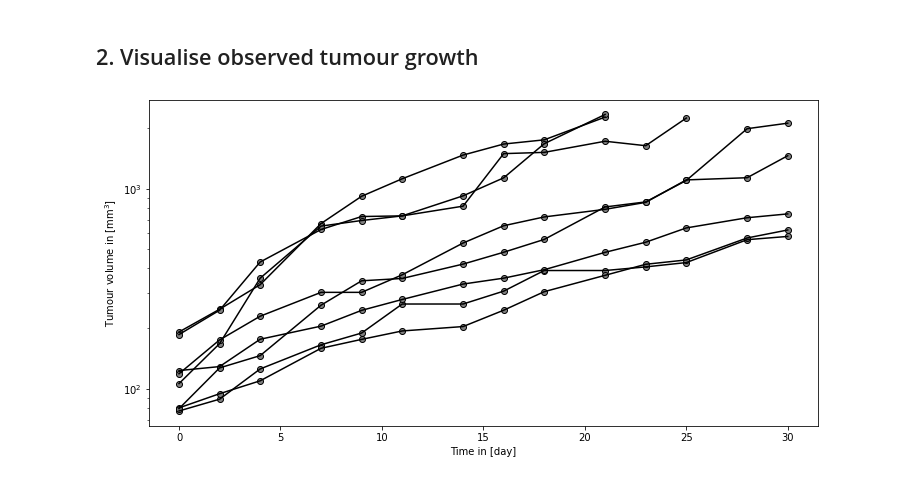
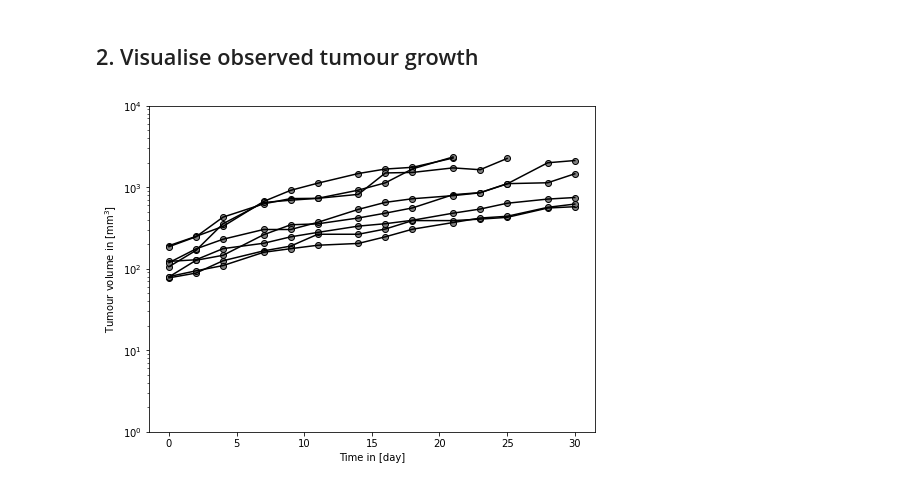
Before and after one commit to DavAug/ErlotinibGefitinib, a Jupyter notebook: control_growth_analysis.ipynb, the cells around one changed output. Cells and saved outputs as stored; diff of their text form; code cells hidden in the pictures.

```diff
--- a/control_growth_analysis.ipynb
+++ b/control_growth_analysis.ipynb
@@ -45,31 +45,34 @@ data
 # %%
 import matplotlib.pyplot as plt
 
 # Get unique animal IDs
 ids = data['#ID'].unique()
 
 # Plot measurements
-fig = plt.figure(figsize=(12, 6))
+fig = plt.figure(figsize=(8, 6))
 
 for i in ids:
     # Mask for individual
     mask = data['#ID'] == i
     time = data[mask]['TIME']
     volume = data[mask]['Y']
 
     # Filter out Nan values
     mask = volume.notnull()
     time = time[mask]
     volume = volume[mask]
 
     # Create semi log plot
     plt.semilogy(time, volume, color='black')
     plt.scatter(time, volume, color='gray', edgecolor='black')
 
+# Set y limits (to be consistent with predictions in other notebooks)
+plt.ylim([1E0, 1E4])
+
 # Label axes
 plt.xlabel('Time in [day]')
 plt.ylabel(r'Tumour volume in [mm$^3$]')
 
 plt.show()
 # %% [output]
-[figure, old version]
+[figure, new version]
```
Also changed, not shown: parts of 2 cells of this notebook, 4 other files.
